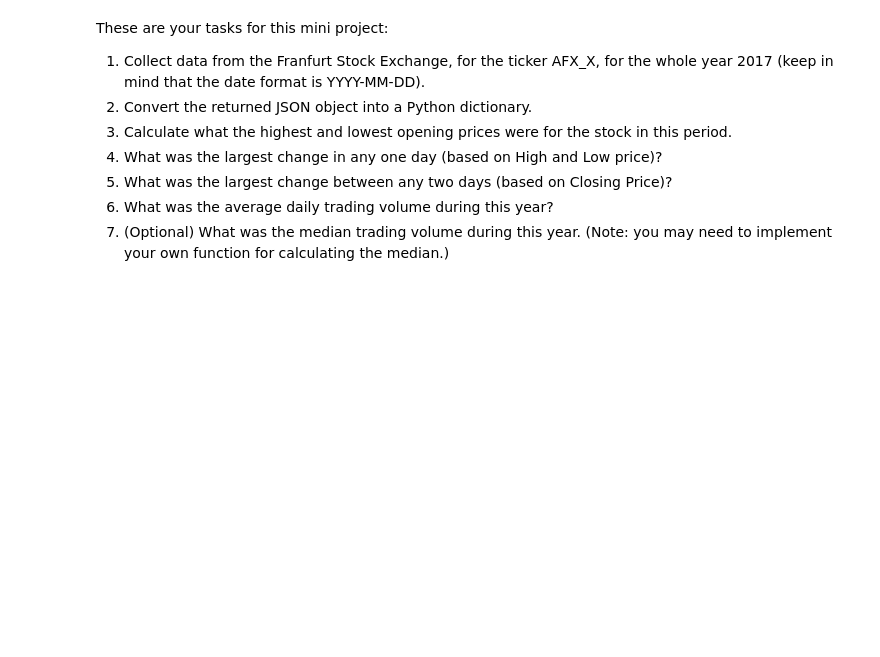
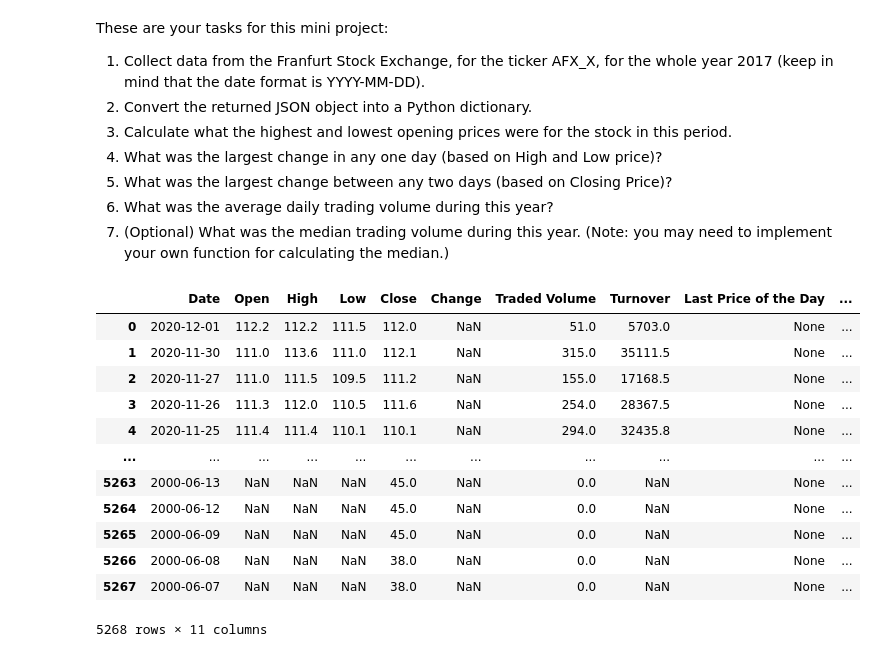
Before and after one commit to jpjavier23/learning_api, a Jupyter notebook: api_data_wrangling_mini_project.ipynb, the cells around one changed output. Drawn from its saved outputs; the diff is of its cells as text; code cells hidden in the pictures; blank space fills up the shorter version.

```diff
--- a/api_data_wrangling_mini_project.ipynb
+++ b/api_data_wrangling_mini_project.ipynb
@@ -74,0 +78,3 @@ print(dir(r))
+# %%
+json_data = r.json()
+print(json.dumps(json_data, indent = 4))
@@ -82,3 +128,22 @@ These are your tasks for this mini project:
 5. What was the largest change between any two days (based on Closing Price)?
 6. What was the average daily trading volume during this year?
 7. (Optional) What was the median trading volume during this year. (Note: you may need to implement your own function for calculating the median.)
+# %%
+columns = json_data['dataset']['column_names']
+data = json_data['dataset']['data']
+dataframe = pd.DataFrame(data, columns = columns)
+dataframe
+# %% [output]
+|  | Date | Open | High | Low | Close | Change | Traded Volume | Turnover | Last Price of the Day | ... |
+| 0 | 2020-12-01 | 112.2 | 112.2 | 111.5 | 112.0 | NaN | 51.0 | 5703.0 | None | ... |
+| 1 | 2020-11-30 | 111.0 | 113.6 | 111.0 | 112.1 | NaN | 315.0 | 35111.5 | None | ... |
+| 2 | 2020-11-27 | 111.0 | 111.5 | 109.5 | 111.2 | NaN | 155.0 | 17168.5 | None | ... |
+| 3 | 2020-11-26 | 111.3 | 112.0 | 110.5 | 111.6 | NaN | 254.0 | 28367.5 | None | ... |
+| 4 | 2020-11-25 | 111.4 | 111.4 | 110.1 | 110.1 | NaN | 294.0 | 32435.8 | None | ... |
+| ... | ... | ... | ... | ... | ... | ... | ... | ... | ... | ... |
+| 5263 | 2000-06-13 | NaN | NaN | NaN | 45.0 | NaN | 0.0 | NaN | None | ... |
+| 5264 | 2000-06-12 | NaN | NaN | NaN | 45.0 | NaN | 0.0 | NaN | None | ... |
+| 5265 | 2000-06-09 | NaN | NaN | NaN | 45.0 | NaN | 0.0 | NaN | None | ... |
+| 5266 | 2000-06-08 | NaN | NaN | NaN | 38.0 | NaN | 0.0 | NaN | None | ... |
+| 5267 | 2000-06-07 | NaN | NaN | NaN | 38.0 | NaN | 0.0 | NaN | None | ... |
+5268 rows × 11 columns
```
Also changed, not shown: parts of 15 cells of this notebook, 1 other file.
